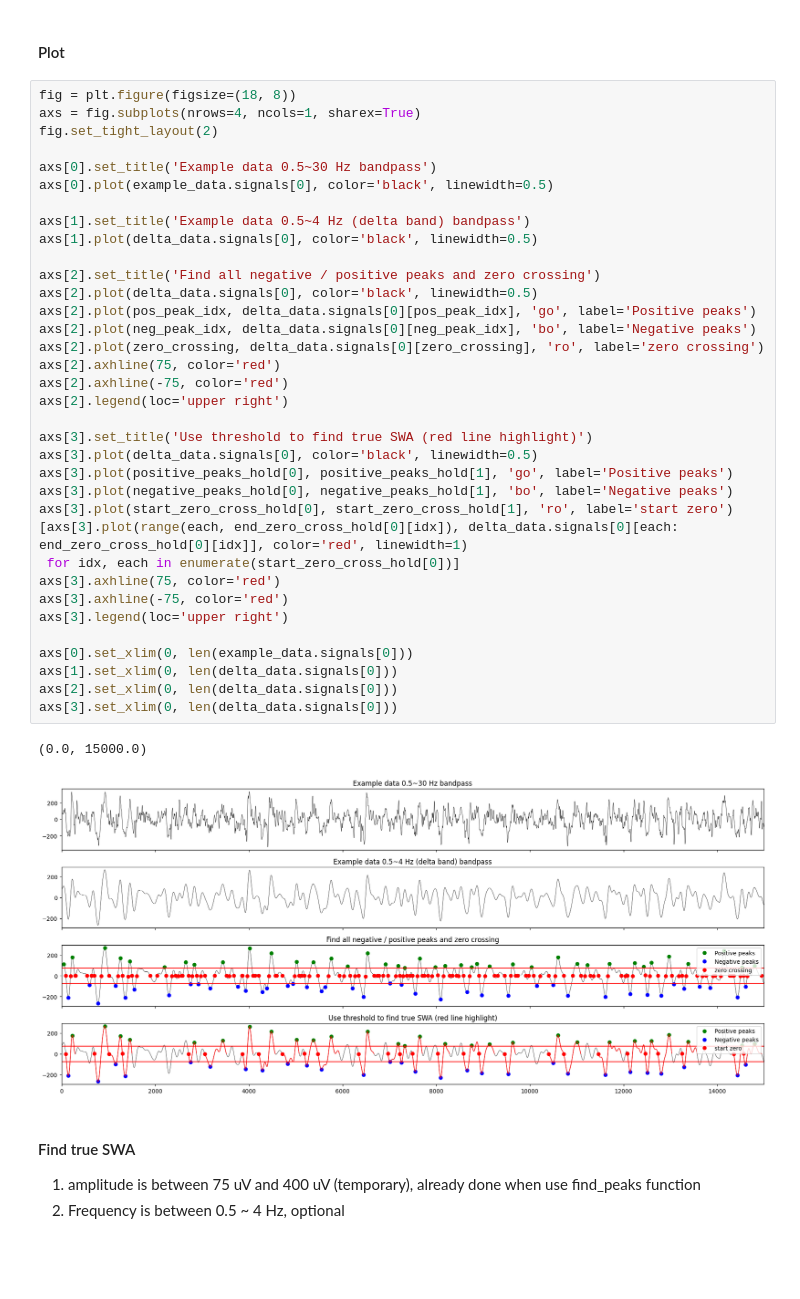
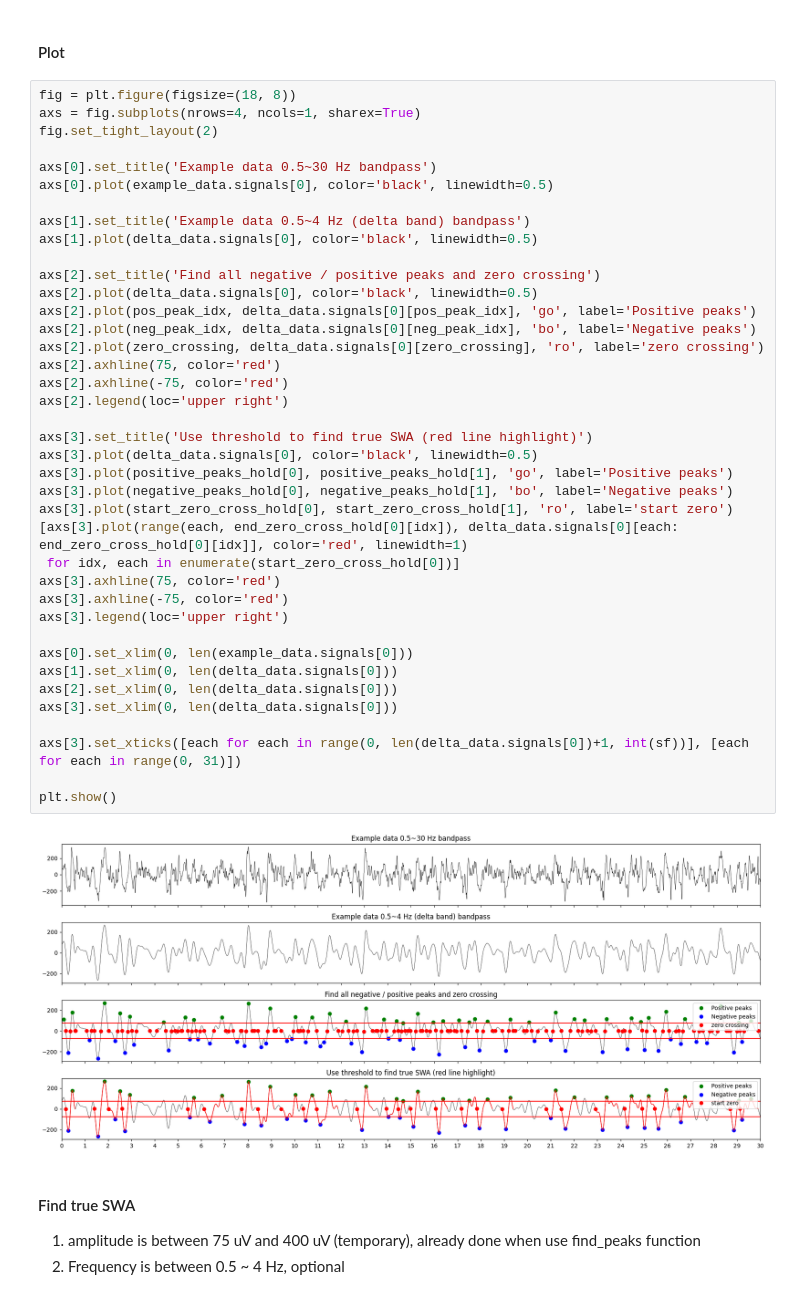
Before and after one commit to bian-lab/scripts, a Jupyter notebook: signal_process/activities_detection/swa_detection.ipynb, the cells around one changed output. Drawn from its saved outputs; the diff is of its cells as text; blank space fills up the shorter version.

```diff
--- a/signal_process/activities_detection/swa_detection.ipynb
+++ b/signal_process/activities_detection/swa_detection.ipynb
@@ -83,35 +88,38 @@ axs[0].set_title('Example data 0.5~30 Hz bandpass')
 axs[0].plot(example_data.signals[0], color='black', linewidth=0.5)
 
 axs[1].set_title('Example data 0.5~4 Hz (delta band) bandpass')
 axs[1].plot(delta_data.signals[0], color='black', linewidth=0.5)
 
 axs[2].set_title('Find all negative / positive peaks and zero crossing')
 axs[2].plot(delta_data.signals[0], color='black', linewidth=0.5)
 axs[2].plot(pos_peak_idx, delta_data.signals[0][pos_peak_idx], 'go', label='Positive peaks')
 axs[2].plot(neg_peak_idx, delta_data.signals[0][neg_peak_idx], 'bo', label='Negative peaks')
 axs[2].plot(zero_crossing, delta_data.signals[0][zero_crossing], 'ro', label='zero crossing')
 axs[2].axhline(75, color='red')
 axs[2].axhline(-75, color='red')
 axs[2].legend(loc='upper right')
 
 axs[3].set_title('Use threshold to find true SWA (red line highlight)')
 axs[3].plot(delta_data.signals[0], color='black', linewidth=0.5)
 axs[3].plot(positive_peaks_hold[0], positive_peaks_hold[1], 'go', label='Positive peaks')
 axs[3].plot(negative_peaks_hold[0], negative_peaks_hold[1], 'bo', label='Negative peaks')
 axs[3].plot(start_zero_cross_hold[0], start_zero_cross_hold[1], 'ro', label='start zero')
 [axs[3].plot(range(each, end_zero_cross_hold[0][idx]), delta_data.signals[0][each: end_zero_cross_hold[0][idx]], color='red', linewidth=1)
  for idx, each in enumerate(start_zero_cross_hold[0])]
 axs[3].axhline(75, color='red')
 axs[3].axhline(-75, color='red')
 axs[3].legend(loc='upper right')
 
 axs[0].set_xlim(0, len(example_data.signals[0]))
 axs[1].set_xlim(0, len(delta_data.signals[0]))
 axs[2].set_xlim(0, len(delta_data.signals[0]))
 axs[3].set_xlim(0, len(delta_data.signals[0]))
+
+axs[3].set_xticks([each for each in range(0, len(delta_data.signals[0])+1, int(sf))], [each for each in range(0, 31)])
+
+plt.show()
 # %% [output]
-(0.0, 15000.0)
-[figure, old version]
+[figure, new version]
 # %% [markdown]
 #### Find true SWA
 1. amplitude is between 75 uV and 400 uV (temporary), already done when use find_peaks function
```
Also changed, not shown: parts of 4 cells of this notebook, 1 other file.
